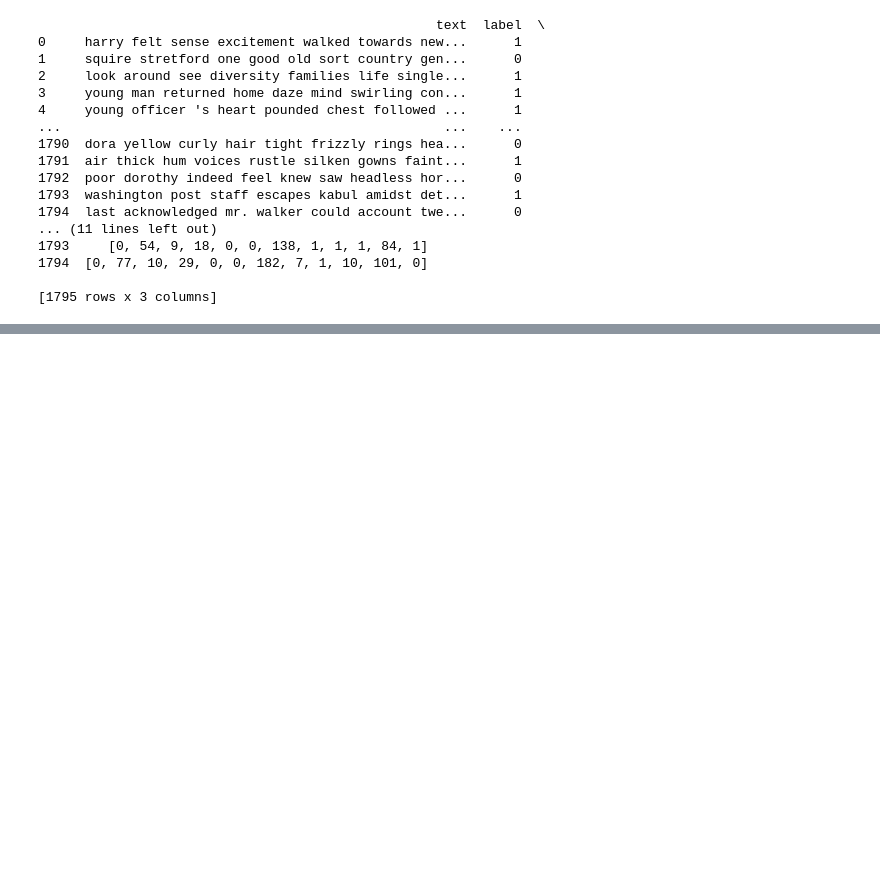
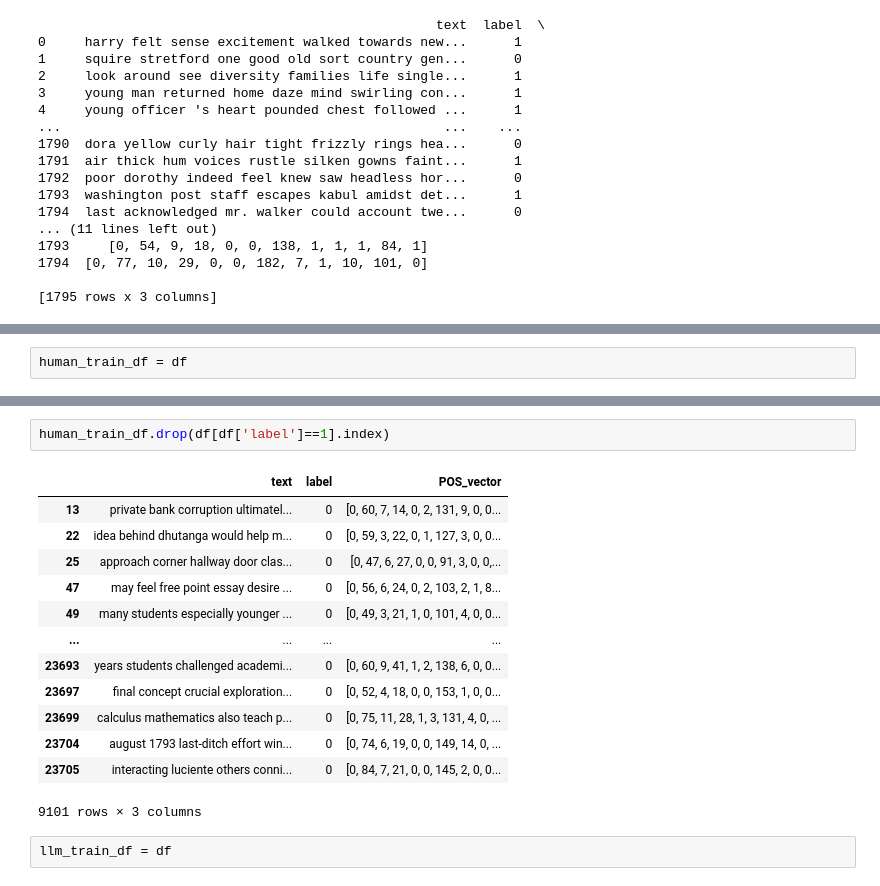
Before and after one commit to mikk556g/NLP_text_authorship_classification, a Jupyter notebook: miniproject.ipynb, the cells around one changed output, grey strips where cells are left out. Saved outputs shown, nothing was run; the diff lists cells and outputs as text; blank space fills up the shorter version.

```diff
--- a/training_with_tfidf.ipynb
+++ b/miniproject.ipynb
@@ -467,0 +492,2 @@ print(df_dev)
+# %%
+human_train_df = df
@@ -467,0 +514,18 @@ print(df_dev)
+# %%
+human_train_df.drop(df[df['label']==1].index)
+# %% [output]
+|  | text | label | POS_vector |
+| 13 | private bank corruption ultimatel... | 0 | [0, 60, 7, 14, 0, 2, 131, 9, 0, 0... |
+| 22 | idea behind dhutanga would help m... | 0 | [0, 59, 3, 22, 0, 1, 127, 3, 0, 0... |
+| 25 | approach corner hallway door clas... | 0 | [0, 47, 6, 27, 0, 0, 91, 3, 0, 0,... |
+| 47 | may feel free point essay desire ... | 0 | [0, 56, 6, 24, 0, 2, 103, 2, 1, 8... |
+| 49 | many students especially younger ... | 0 | [0, 49, 3, 21, 1, 0, 101, 4, 0, 0... |
+| ... | ... | ... | ... |
+| 23693 | years students challenged academi... | 0 | [0, 60, 9, 41, 1, 2, 138, 6, 0, 0... |
+| 23697 | final concept crucial exploration... | 0 | [0, 52, 4, 18, 0, 0, 153, 1, 0, 0... |
+| 23699 | calculus mathematics also teach p... | 0 | [0, 75, 11, 28, 1, 3, 131, 4, 0, ... |
+| 23704 | august 1793 last-ditch effort win... | 0 | [0, 74, 6, 19, 0, 0, 149, 14, 0, ... |
+| 23705 | interacting luciente others conni... | 0 | [0, 84, 7, 21, 0, 0, 145, 2, 0, 0... |
+9101 rows × 3 columns
+# %%
+llm_train_df = df
```
Also changed, not shown: parts of 12 cells of this notebook, 1 other file.
